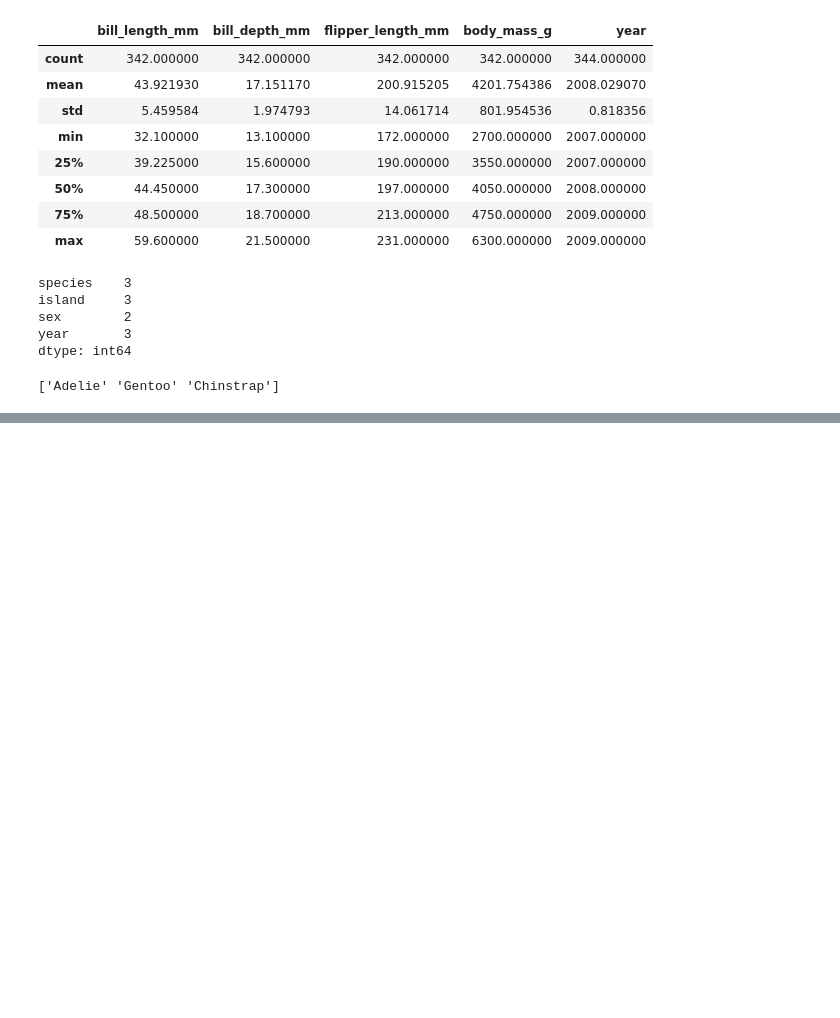
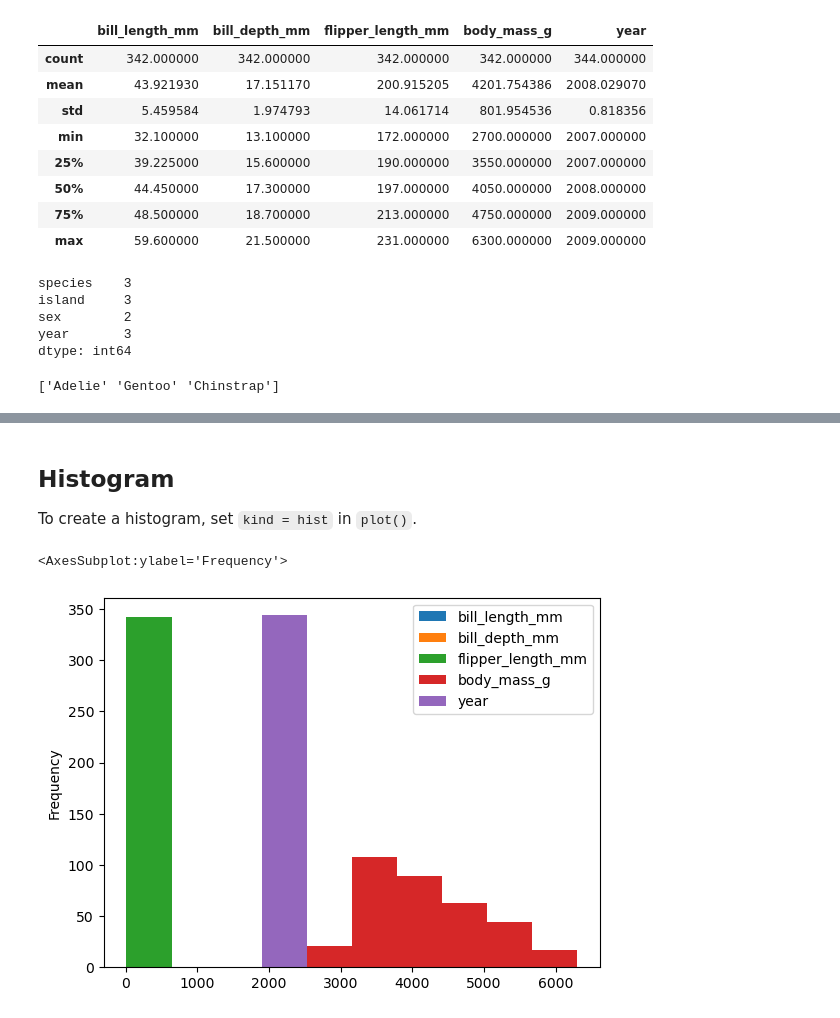
Before and after one commit to lunacatalan/eds-220-lesson2-pandas, a Jupyter notebook: Lesson-4-plotting.ipynb, the cells around one changed output, grey strips where cells are left out. Cells and saved outputs as stored; diff of their text form; code cells hidden in the pictures; blank space fills up the shorter version.

```diff
--- a/Lesson-4-plotting.ipynb
+++ b/Lesson-4-plotting.ipynb
@@ -208,0 +293,10 @@ Index(['year', 'europe', 'arctic', 'alaska', 'asia', 'north_america',
+# %% [markdown]
+## Histogram
+
+To create a histogram, set `kind = hist` in `plot()`.
+# %%
+# using plot without subsetting data - a mess again!
+penguins.plot(kind = 'hist')
+# %% [output]
+<AxesSubplot:ylabel='Frequency'>
+[figure, added]
```
Also changed, not shown: parts of 18 cells of this notebook.
